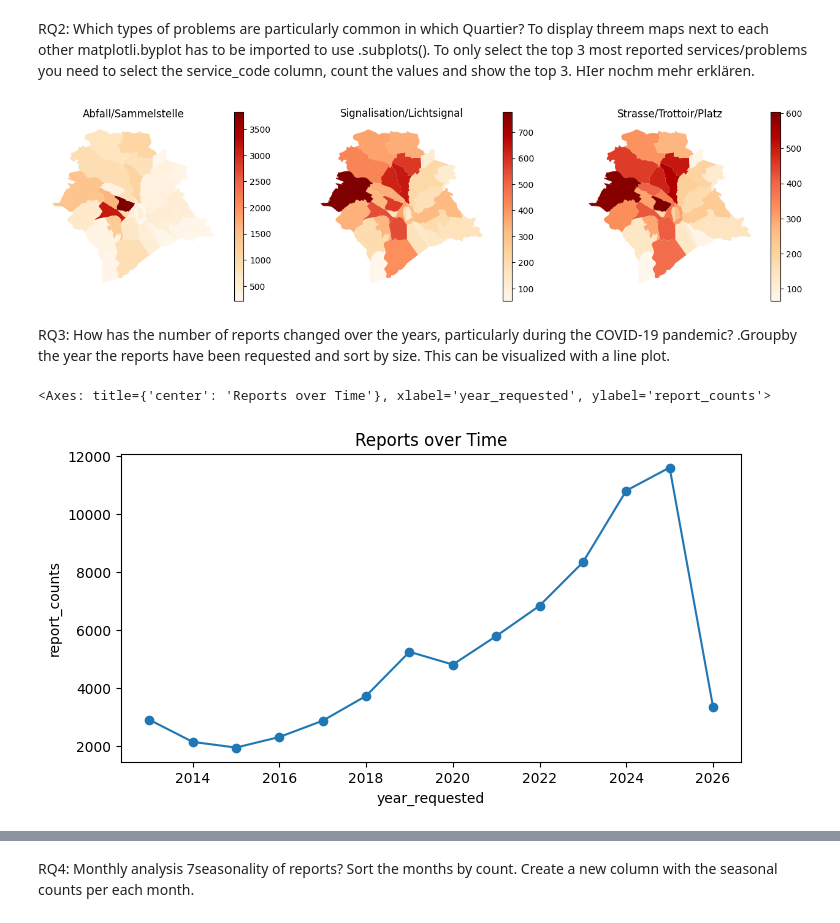
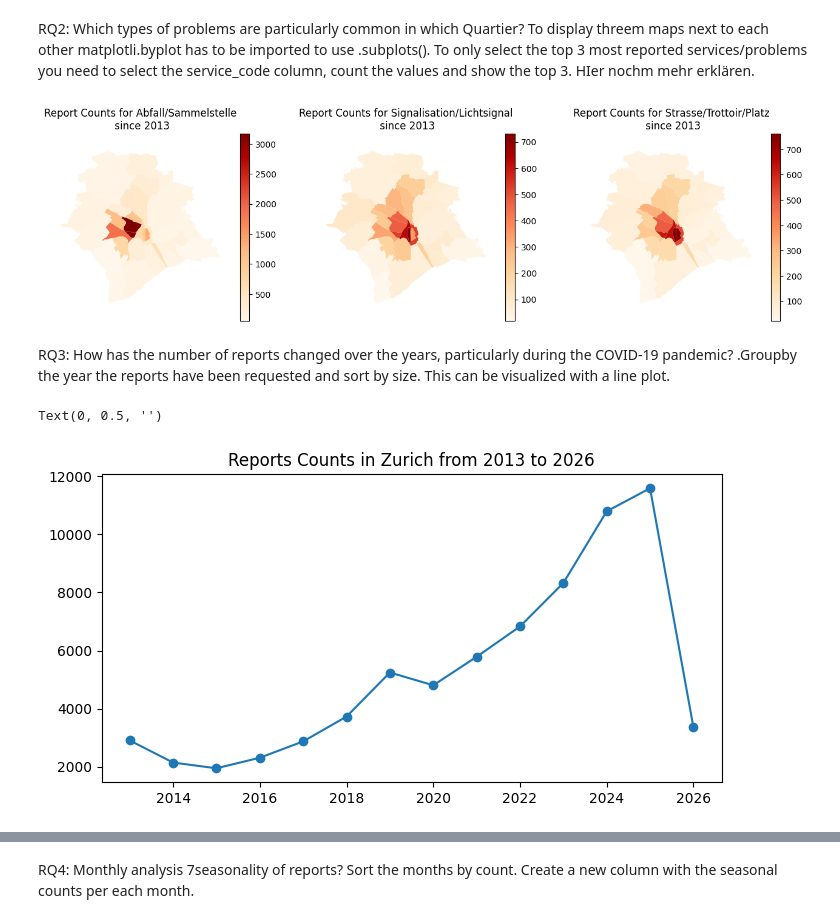
Before and after one commit to denikessi1/Project-SDS210, a Jupyter notebook: notebooks/read_data.ipynb, the cells around one changed output, grey strips where cells are left out. Cells and saved outputs as stored; diff of their text form; code cells hidden in the pictures.

```diff
--- a/notebooks/read_data.ipynb
+++ b/notebooks/read_data.ipynb
@@ -29,3 +23,19 @@ Now its time to load and prep the Quartiere Data. Two layers are used. One conat
 # %%
 quartiere_geom = gpd.read_file("../data/raw/stzh.adm_statistische_quartiere_map.json")
 quartiere_attr = gpd.read_file("../data/raw/stzh.adm_statistische_quartiere_b_p.json")
+
+quartiere = quartiere_geom.merge(
+    quartiere_attr,
+    on="objectid"
+    )
+
+quartiere = quartiere.rename(columns={"geometry_x": "geometry"})
+quartiere = quartiere.set_geometry("geometry")
+quartiere = quartiere.drop(columns=["geometry_y", "objid", "ori", "hali", "vali"])
+
+quartiere = quartiere.to_crs(epsg=2056)
+
+quartiere["area_m2"] = quartiere.geometry.area
+quartiere["area_km2"] = quartiere["area_m2"] / 1000000
+
+quartiere.head(3)
@@ -34,8 +46,0 @@ Since both datasets contain relevant information, they are merged (Lecture 6.4).
-# %%
-quartiere = quartiere_geom.merge(quartiere_attr, on="objectid")
-
-quartiere = quartiere.rename(columns={"geometry_x": "geometry"})
-quartiere = quartiere.set_geometry("geometry")
-quartiere = quartiere.drop(columns=["geometry_y", "objid", "ori", "hali", "vali"])
-
-quartiere.head(3)
@@ -108,26 +117,43 @@ RQ2: Which types of problems are particularly common in which Quartier? To displ
 # %%
 top3_codes = zwn_quertiere_joined["service_code"].value_counts().head(3).index
 
 fig, axes = plt.subplots(1, 3, figsize=(16,4))
 
 for i, code in enumerate(top3_codes):
     code_data = zwn_quertiere_joined[zwn_quertiere_joined["service_code"] == code]
 
     service_counts = code_data.groupby("name").size().reset_index(name="service_counts")
 
     quartiere_code = quartiere.merge(service_counts, on="name", how="left")
 
-    quartiere_code.plot(column="service_counts", cmap="OrRd", ax=axes[i], legend=True)
+    quartiere_code ["service_per_km2"] = quartiere_code["service_counts"] / quartiere_code["area_km2"]
 
-    axes[i].set_title(code)
+    quartiere_code.plot(
+        column="service_per_km2",
+        cmap="OrRd",
+        ax=axes[i],
+        legend=True
+        )
+
+    axes[i].set_title(f"Report Counts for {code}\n since 2013")
     axes[i].axis("off")
 # %% [output]
-[figure, old version]
+[figure, new version]
 # %% [markdown]
 RQ3: How has the number of reports changed over the years, particularly during the COVID-19 pandemic? .Groupby the year the reports have been requested and sort by size. This can be visualized with a line plot.
 # %%
 reports_over_year = (zwn_quertiere_joined.groupby("year_requested").size())
-reports_over_year.plot(kind="line", figsize=(8,4), title= "Reports over Time", xlabel="year_requested", ylabel="report_counts", marker="o")
+ax = reports_over_year.plot(
+    kind="line",
+    figsize=(8,4),
+    title= "Reports Counts in Zurich from 2013 to 2026",
+    x="year_requested",
+    y="report_counts",
+    marker="o"
+    )
+
+ax.set_xlabel("")
+ax.set_ylabel("")
 # %% [output]
-<Axes: title={'center': 'Reports over Time'}, xlabel='year_requested', ylabel='report_counts'>
+Text(0, 0.5, '')
-[figure, old version]
+[figure, new version]
```
Also changed, not shown: parts of 24 cells of this notebook.
